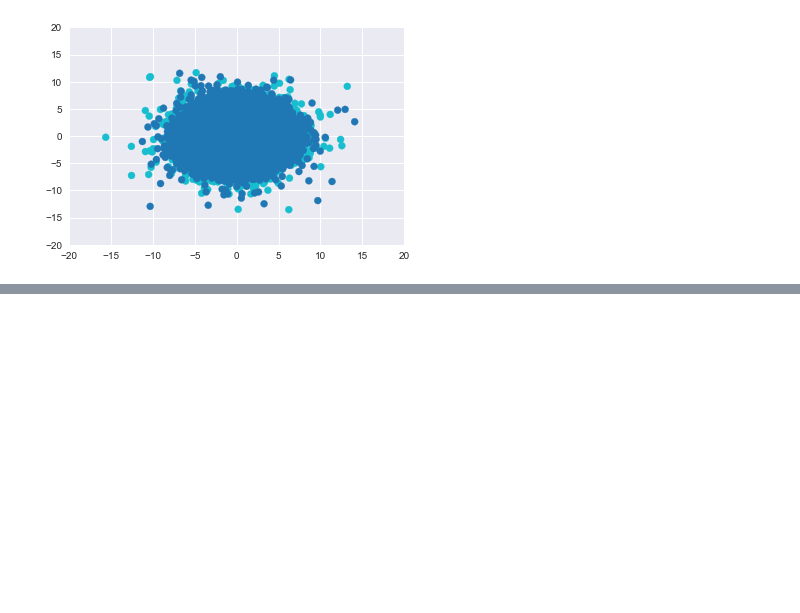
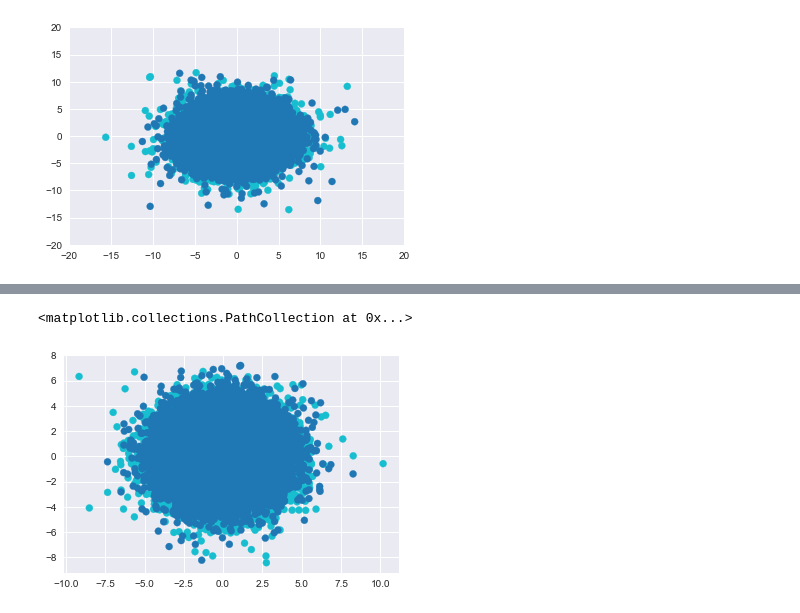
Before and after one commit to gclen/umap-doc2vec-testing, a Jupyter notebook: umap_with_imdb.ipynb, the cells around one changed output, grey strips where cells are left out. Cells and saved outputs as stored; diff of their text form; code cells hidden in the pictures; blank space fills up the shorter version.

```diff
--- a/umap_with_imdb.ipynb
+++ b/umap_with_imdb.ipynb
@@ -76,0 +99,4 @@ plt.scatter(x=df2['x'], y=df2['y'], c=df2['labels'], cmap='tab10')
+# %%
+%%time
+review_array = np.array(reviews.iloc[:, 1:])
+review_embedding = umap.UMAP(init='random').fit_transform(review_array)
@@ -76,0 +106,10 @@ plt.scatter(x=df2['x'], y=df2['y'], c=df2['labels'], cmap='tab10')
+# %%
+random_embedding = review_embedding
+# %%
+random_df = pd.DataFrame(random_embedding, columns=['x', 'y'])
+random_df['labels'] = reviews['sentiment']
+
+plt.scatter(x=random_df['x'], y=random_df['y'], c=random_df['labels'], cmap='tab10')
+# %% [output]
+<matplotlib.collections.PathCollection at 0x...>
+[figure, added]
```
Also changed, not shown: parts of 32 cells of this notebook.
